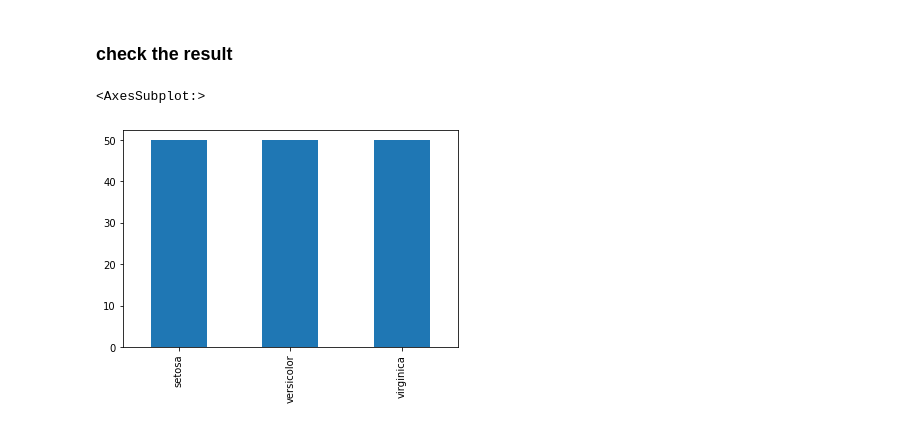
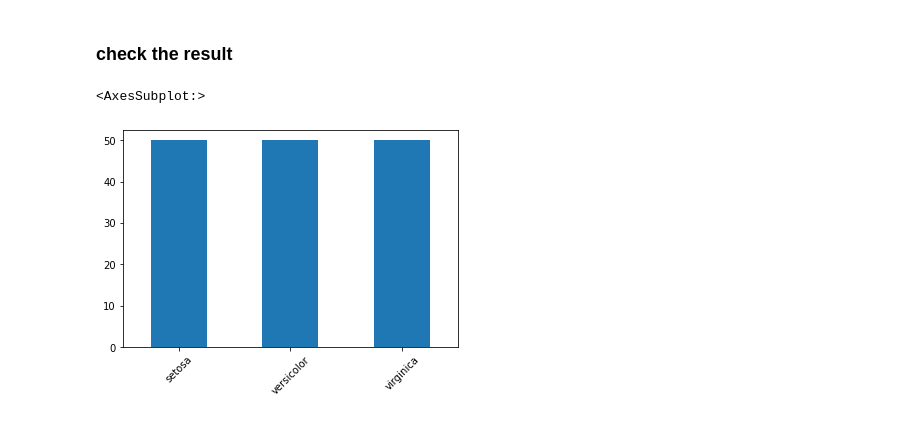
Before and after one commit to 105304039/110statistic_1, a Jupyter notebook: scipy.ipynb, the cells around one changed output. Drawn from its saved outputs; the diff is of its cells as text; code cells hidden in the pictures.

```diff
--- a/scipy.ipynb
+++ b/scipy.ipynb
@@ -188,7 +198,7 @@ print(f"卡方值為{result.statistic}，p value為{result.pvalue}")
 # %% [markdown]
 ### check the result
 # %%
-table["target"].value_counts().plot.bar()
+table["target"].value_counts().plot.bar(rot = 45)
 # %% [output]
 <AxesSubplot:>
-[figure, old version]
+[figure, new version]
```
Also changed, not shown: parts of 23 cells of this notebook.
